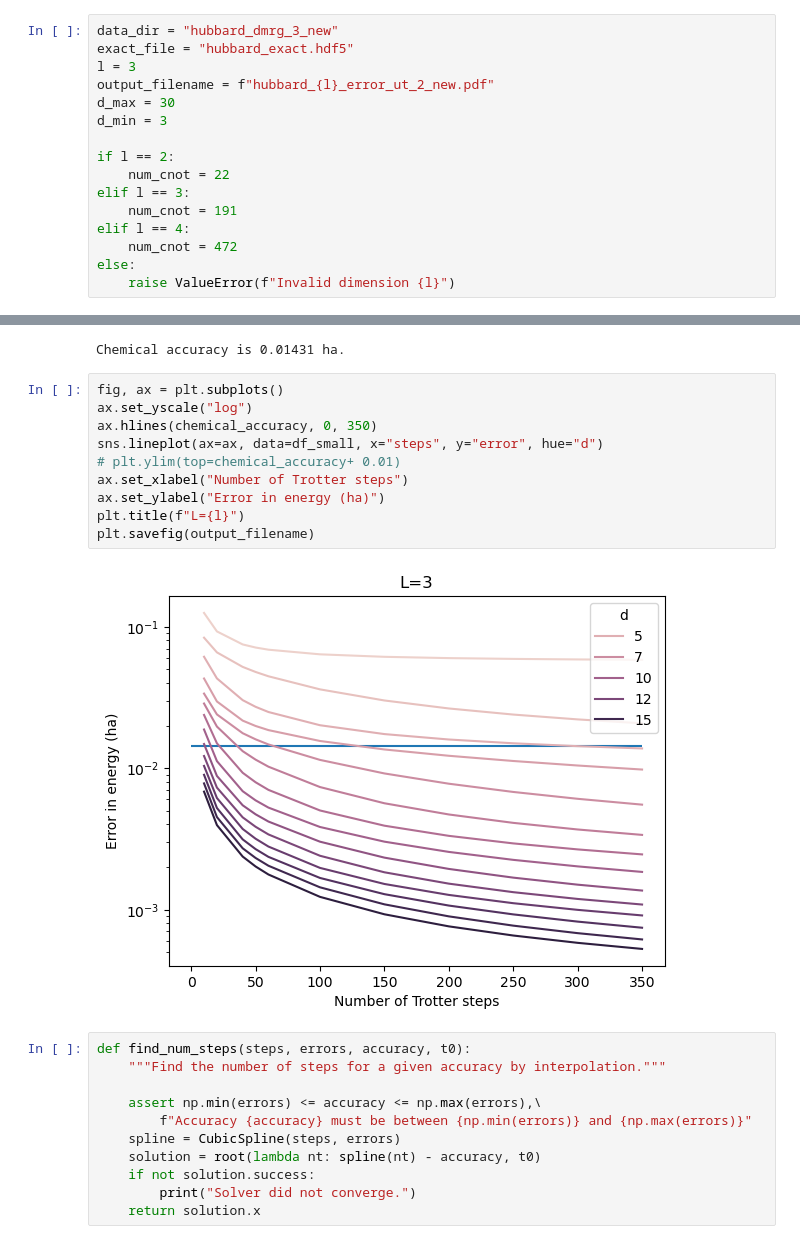
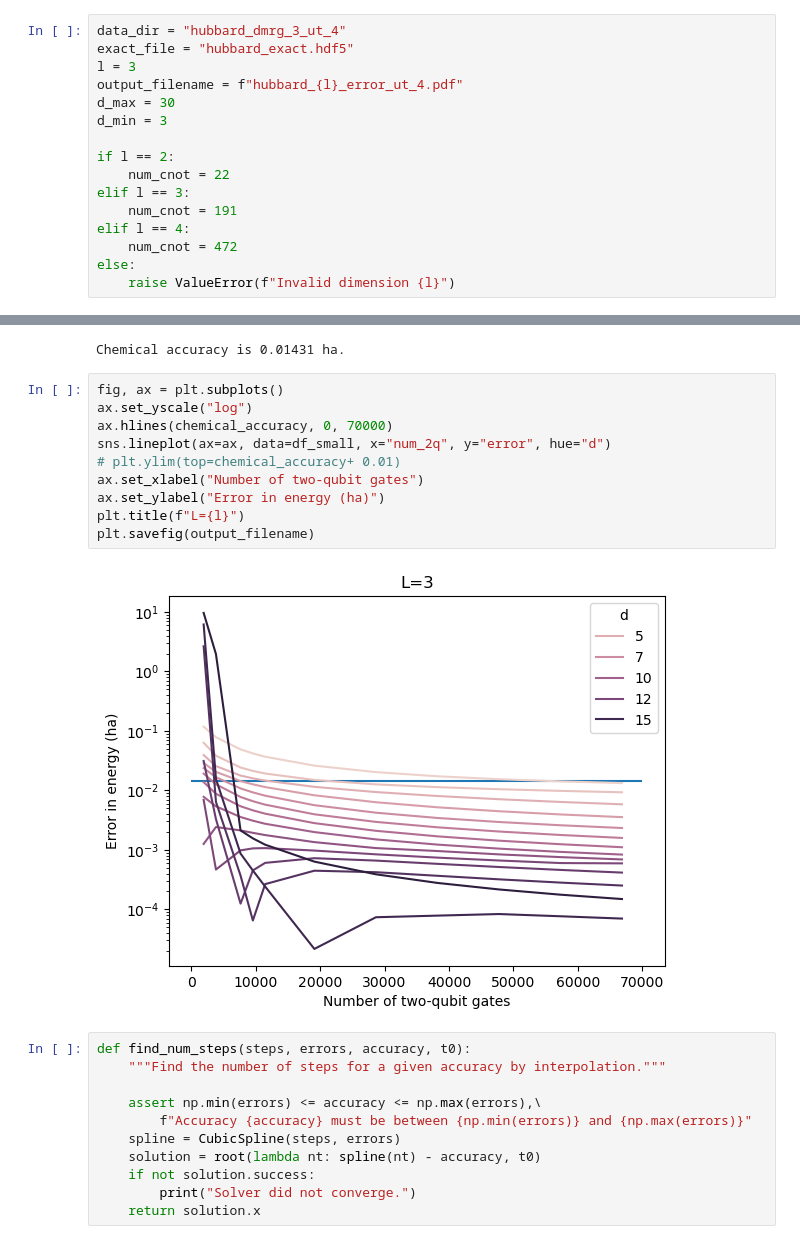
Before and after one commit to rmlarose/compare-vkp, a Jupyter notebook: hubbard_plots.ipynb, the cells around one changed output, grey strips where cells are left out. Saved outputs shown, nothing was run; the diff lists cells and outputs as text.

Commit message:
Plotted new data and changed x axis.

```diff
--- a/hubbard_plots.ipynb
+++ b/hubbard_plots.ipynb
@@ -8,10 +8,10 @@ from scipy.optimize import root
 import matplotlib.pyplot as plt
 import seaborn as sns
 # %%
-data_dir = "hubbard_dmrg_3_new"
+data_dir = "hubbard_dmrg_3_ut_4"
 exact_file = "hubbard_exact.hdf5"
 l = 3
-output_filename = f"hubbard_{l}_error_ut_2_new.pdf"
+output_filename = f"hubbard_{l}_error_ut_4.pdf"
 d_max = 30
 d_min = 3
 
@@ -110,15 +110,15 @@ Chemical accuracy is 0.01431 ha.
 # %%
 fig, ax = plt.subplots()
 ax.set_yscale("log")
-ax.hlines(chemical_accuracy, 0, 350)
-sns.lineplot(ax=ax, data=df_small, x="steps", y="error", hue="d")
+ax.hlines(chemical_accuracy, 0, 70000)
+sns.lineplot(ax=ax, data=df_small, x="num_2q", y="error", hue="d")
 # plt.ylim(top=chemical_accuracy+ 0.01)
-ax.set_xlabel("Number of Trotter steps")
+ax.set_xlabel("Number of two-qubit gates")
 ax.set_ylabel("Error in energy (ha)")
 plt.title(f"L={l}")
 plt.savefig(output_filename)
 # %% [output]
-[figure, old version]
+[figure, new version]
 # %%
 def find_num_steps(steps, errors, accuracy, t0):
     """Find the number of steps for a given accuracy by interpolation."""
```
Also changed, not shown: parts of 5 cells of this notebook.
